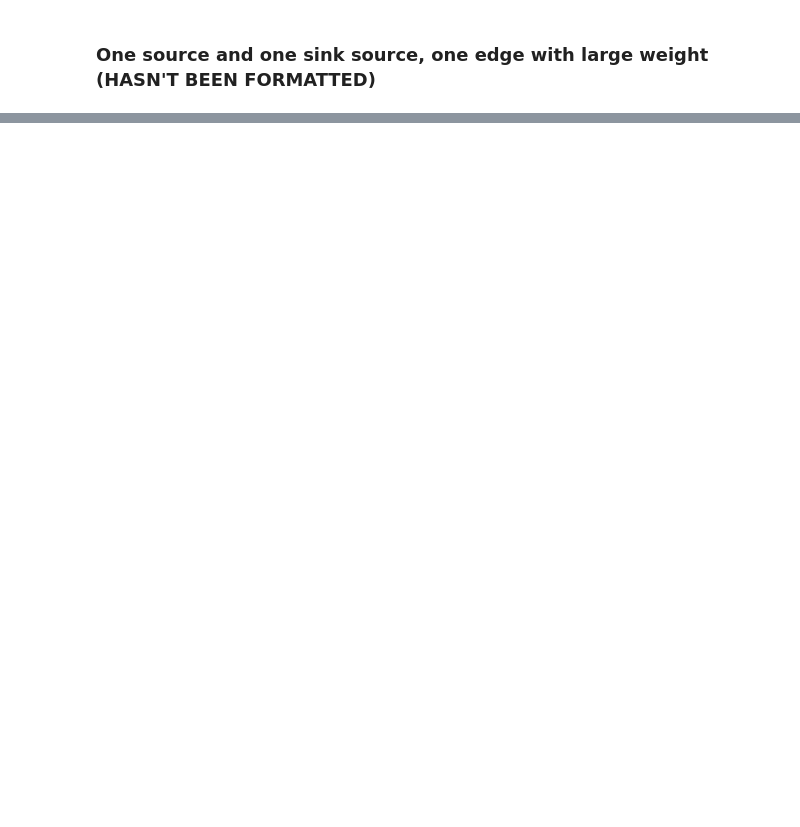
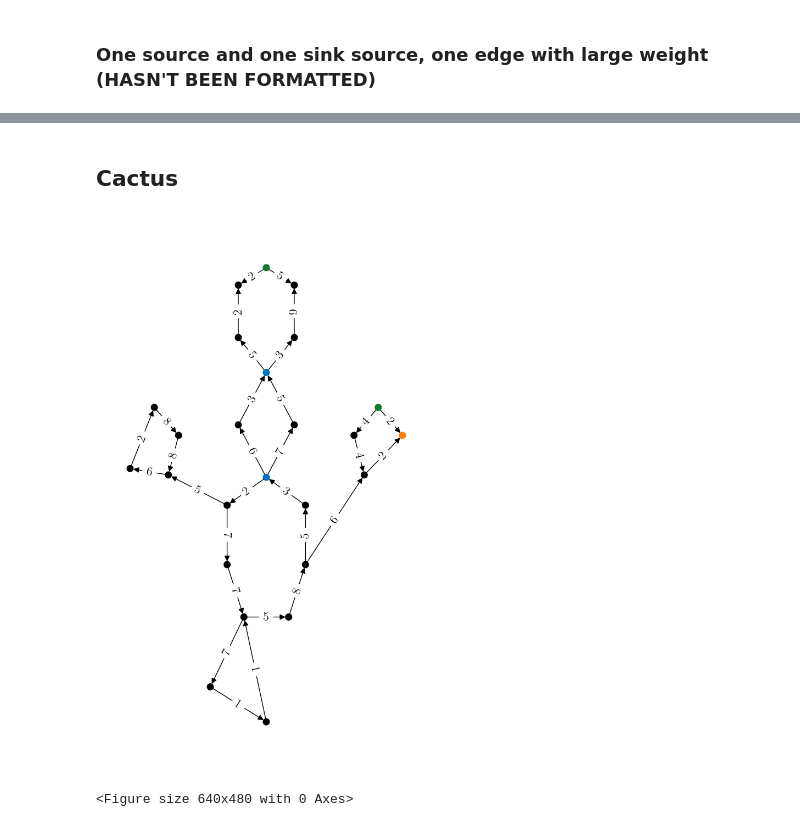
Before and after one commit to bdjones13/MRC2024, a Jupyter notebook: cycleExperiments.ipynb, the cells around one changed output, grey strips where cells are left out. Drawn from its saved outputs; the diff is of its cells as text; code cells hidden in the pictures; blank space fills up the shorter version.

```diff
--- a/cycleExperiments.ipynb
+++ b/cycleExperiments.ipynb
@@ -909,0 +1033,58 @@ dgmwtnotcycle
+# %% [markdown]
+## Cactus
+# %%
+saveFig = 1 # if 1, save; if 0, don't save
+
+nodelist=np.arange(0,25)
+
+sources = [0, 8, 20]
+
+numVerts = len(nodelist)
+G = nx.cycle_graph(numVerts, create_using=nx.DiGraph)
+#Gwt = weight_graph(G, np.random.randint, 1, 10)
+
+# remove all edges
+G.remove_edges_from(list(G.edges()))
+
+#G.add_nodes_from(nodelist)
+G.add_edges_from([(i, i+1) for i in nodelist[0:6]])
+G.add_edges_from([(i, i+1) for i in nodelist[10:13]])
+G.add_edges_from([(i, i+1) for i in nodelist[14:17]])
+edgelist = ((6,0), (0,7), (7,8), (0,9), (9,8), (10,13), (17,14),
+           (8,18), (18,19), (20,19), (20,21), (8,22), (22,21),
+           (1,16), (5,12),(3,23),(23,24),(24,3))
+[G.add_edges_from([k]) for k in edgelist]
+
+Gwt = weight_graph(G, np.random.randint, 1, 10)
+
+pos_list = ((0, 1),(-0.7,0.2),(-0.7,-1.5),(-0.4,-3),
+            (0.4,-3),(0.7,-1.5),(0.7,0.2),(0.5,2.5),
+            (0,4),(-0.5,2.5), (2, 3), (1.567,2.2), (1.75, 1.067),
+            (2.433,2.2), (-2,3),(-1.567,2.2),(-1.75,1.067),
+            (-2.433,1.25),(0.5,5),(0.5,6.5),(0,7),(-0.5,6.5),(-0.5,5),
+            (-1,-5),(0,-6))
+
+pos = {k: p for k, p in zip(nodelist, pos_list)}
+
+edge_lab = nx.get_edge_attributes(Gwt, 'weight')
+# set node colors
+myblue = '#0072BD' # node is source and sink
+mygreen = '#117733'
+myorange = '#ff7f0e'
+
+nx.set_node_attributes(Gwt, {0: myblue, 8: myblue, 10: mygreen, 13: myorange, 20: mygreen}, name='color')
+for node in Gwt.nodes:
+    if 'color' not in Gwt.nodes[node]:
+        Gwt.nodes[node]['color'] = 'black'
+node_colors = [Gwt.nodes[node]['color'] for node in Gwt.nodes]
+
+
+plt.figure(figsize=(6, 10))
+nx.draw(Gwt, pos, edge_color='black', node_color=node_colors, node_size=70, arrowsize=15, width=1)
+nx.draw_networkx_edge_labels(Gwt, pos, edge_labels=edge_labels, font_size=16, label_pos=0.5, font_color='black')
+
+if saveFig == 1:
+    plt.savefig("wgt_cactus.pdf")
+# %% [output]
+[figure, added]
+<Figure size 640x480 with 0 Axes>
```
Also changed, not shown: parts of 33 cells of this notebook.
